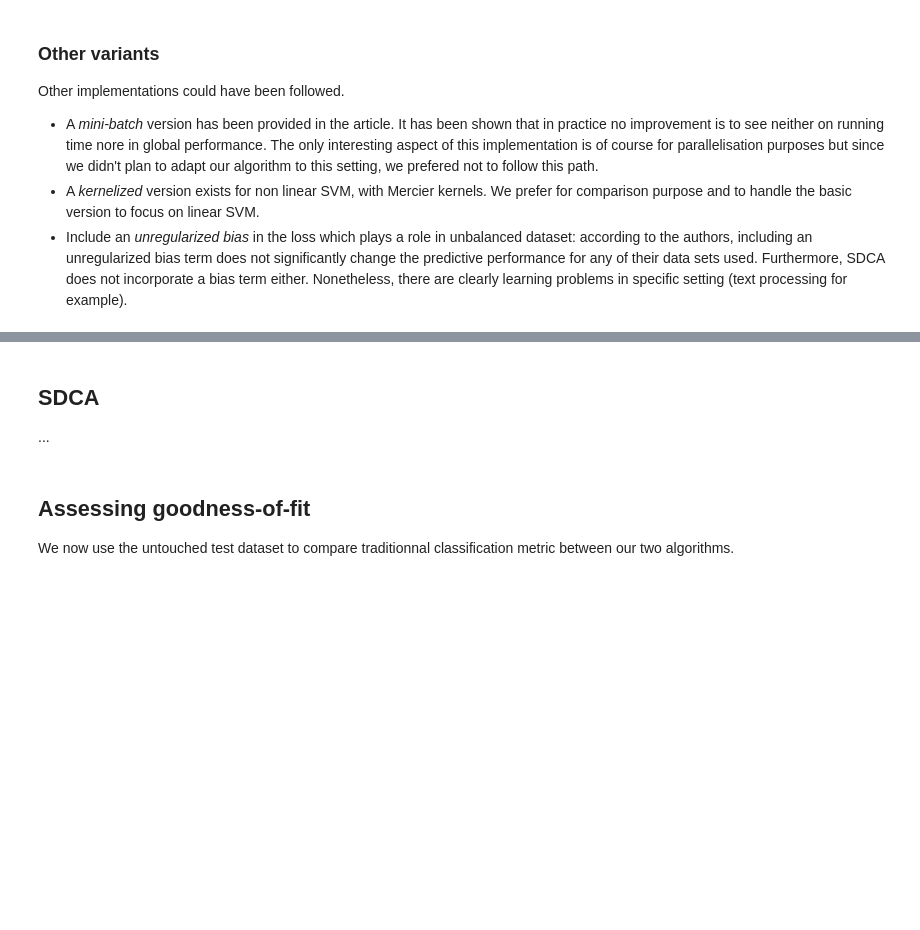
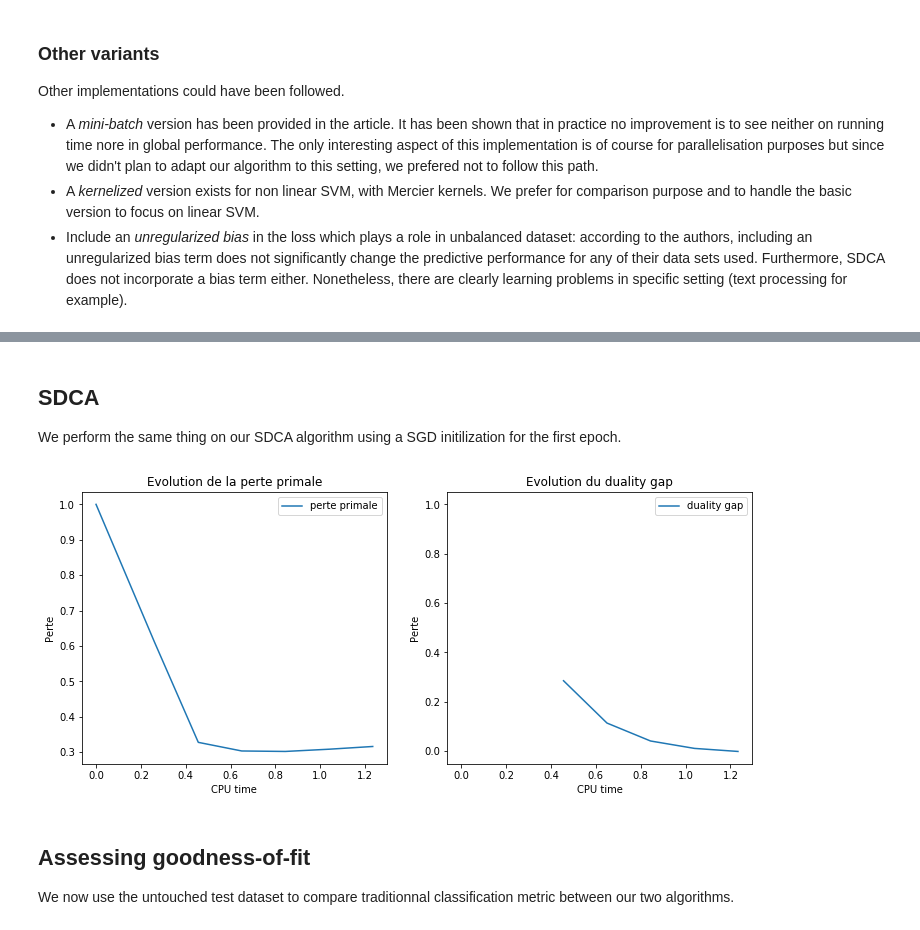
Before and after one commit to gauthier-schweitzer/soadml, a Jupyter notebook: Projet.ipynb, the cells around one changed output, grey strips where cells are left out. Saved outputs shown, nothing was run; the diff lists cells and outputs as text; code cells hidden in the pictures; blank space fills up the shorter version.

```diff
--- a/Projet.ipynb
+++ b/Projet.ipynb
@@ -169,7 +172,7 @@ def duality_gap(alpha, X, Y, lamb):
 # %% [markdown]
 On passe ensuite a l'algorithme a proprement parler
 # %%
-def SDCA (X, Y, n_epoch, gamma, T_0_ratio, epsilon, lamb):
+def SDCA_perm (X, Y, n_epoch, gamma, T_0_ratio, epsilon, lamb):
     """
     SDCA Algorithm with a permutation of observations
     at each epoch.
@@ -244,18 +247,7 @@ def SDCA (X, Y, n_epoch, gamma, T_0_ratio, epsilon, lamb):
         gaps_track.append(gap)
         t += 1
 
-    # Once it has converged we collect the weights using alpha
-
-        # average method
-    alpha_bar = np.mean(Alpha[-int(T_0_ratio*len(Alpha)):],axis=0)
-    W_bar = w_from_alpha(alpha_bar,X, lamb)
-
-        # random method
-    k = np.random.randint(int(T_0_ratio*len(Alpha)),len(Alpha)-1)
-    alpha_rand = Alpha[k]
-    W_rand=w_from_alpha(alpha_rand, X, lamb)
-
-    return(Alpha, timelaps, primal_loss_track, dual_loss_track, gaps_track, W_bar, W_rand)
+    return(Alpha, timelaps, primal_loss_track, dual_loss_track, gaps_track)
 # %% [markdown]
 #### Résultats pour les données simulées
 # %% [markdown]
@@ -997,4 +975,4 @@ plt.legend()
-# %% [markdown]
-## SDCA
-
-...
+# %% [markdown]
+## SDCA
+
+We perform the same thing on our SDCA algorithm using a SGD initilization for the first epoch.
@@ -1001,3 +1087,30 @@ plt.legend()
+# %%
+T = 8
+gamma = 1.0
+T_0_ratio = 1/2
+stop_thresh =1e-7
+lamb = 1e-1
+SGD_init = True
+result_sdca = SDCA(X_train, Y_train, T, gamma, T_0_ratio, stop_thresh, lamb, SGD_init)
+# %%
+plt.figure(figsize=(12,5))
+plt.plot([2,1])
+plt.subplot(121)
+plt.plot(np.cumsum(result_sdca.timelaps), result_sdca.primal_loss_track , label="perte primale")
+plt.ylabel("Perte")
+plt.xlabel("CPU time")
+plt.legend()
+plt.title("Evolution de la perte primale")
+
+plt.subplot(122)
+plt.plot(np.cumsum(result_sdca.timelaps), result_sdca.gaps_track , label="duality gap")
+plt.ylabel("Perte")
+plt.xlabel("CPU time")
+plt.legend()
+plt.title("Evolution du duality gap")
+plt.show()
+# %% [output]
+[figure, added]
 # %% [markdown]
 ## Assessing goodness-of-fit
 We now use the untouched test dataset to compare traditionnal classification metric between our two algorithms.
```
Also changed, not shown: parts of 26 cells of this notebook.
